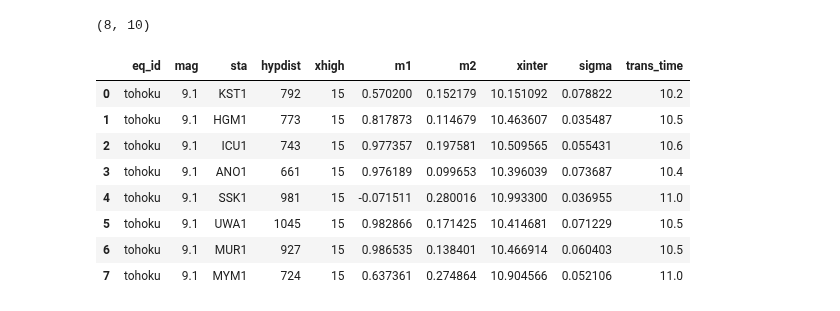
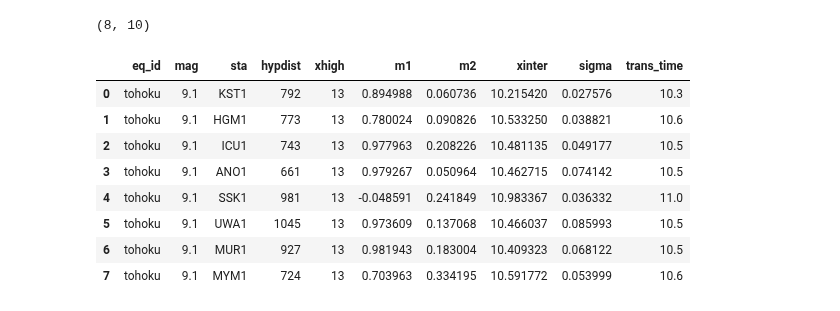
Before and after one commit to UO-Geophysics/strain, a Jupyter notebook: ipynbs/tohoku_strain/3comp/6_calculate_MCMC_straight_lines_on_3comp_norm_peak_strain.ipynb, the cells around one changed output. Drawn from its saved outputs; the diff is of its cells as text; code cells hidden in the pictures.

```diff
--- a/ipynbs/tohoku_strain/3comp/6_calculate_MCMC_straight_lines_on_3comp_norm_peak_strain.ipynb
+++ b/ipynbs/tohoku_strain/3comp/6_calculate_MCMC_straight_lines_on_3comp_norm_peak_strain.ipynb
@@ -369,15 +369,15 @@ pd_mcmc.to_csv(path + '3comp_norm_SHORT15s_mcmc_arrays/mcmc_results_summary.csv'
 # %%
 # Figure out the "good" and "bad" performing waveforms using an L2 norm
 
-mcmc_results = pd.read_csv(path + '3comp_norm_SHORT15s_mcmc_arrays/mcmc_results_summary.csv')
+mcmc_results = pd.read_csv(path + '3comp_norm_SHORT13s_mcmc_arrays/mcmc_results_summary.csv')
 mcmc_results
 # %% [output]
 |  | eq_id | mag | sta | hypdist | xhigh | m1 | m2 | xinter | sigma | trans_time |
-| 0 | tohoku | 9.1 | KST1 | 792 | 15 | 0.570200 | 0.152179 | 10.151092 | 0.078822 | 10.2 |
-| 1 | tohoku | 9.1 | HGM1 | 773 | 15 | 0.817873 | 0.114679 | 10.463607 | 0.035487 | 10.5 |
-| 2 | tohoku | 9.1 | ICU1 | 743 | 15 | 0.977357 | 0.197581 | 10.509565 | 0.055431 | 10.6 |
-| 3 | tohoku | 9.1 | ANO1 | 661 | 15 | 0.976189 | 0.099653 | 10.396039 | 0.073687 | 10.4 |
-| 4 | tohoku | 9.1 | SSK1 | 981 | 15 | -0.071511 | 0.280016 | 10.993300 | 0.036955 | 11.0 |
-| 5 | tohoku | 9.1 | UWA1 | 1045 | 15 | 0.982866 | 0.171425 | 10.414681 | 0.071229 | 10.5 |
-| 6 | tohoku | 9.1 | MUR1 | 927 | 15 | 0.986535 | 0.138401 | 10.466914 | 0.060403 | 10.5 |
-| 7 | tohoku | 9.1 | MYM1 | 724 | 15 | 0.637361 | 0.274864 | 10.904566 | 0.052106 | 11.0 |
+| 0 | tohoku | 9.1 | KST1 | 792 | 13 | 0.894988 | 0.060736 | 10.215420 | 0.027576 | 10.3 |
+| 1 | tohoku | 9.1 | HGM1 | 773 | 13 | 0.780024 | 0.090826 | 10.533250 | 0.038821 | 10.6 |
+| 2 | tohoku | 9.1 | ICU1 | 743 | 13 | 0.977963 | 0.208226 | 10.481135 | 0.049177 | 10.5 |
+| 3 | tohoku | 9.1 | ANO1 | 661 | 13 | 0.979267 | 0.050964 | 10.462715 | 0.074142 | 10.5 |
+| 4 | tohoku | 9.1 | SSK1 | 981 | 13 | -0.048591 | 0.241849 | 10.983367 | 0.036332 | 11.0 |
+| 5 | tohoku | 9.1 | UWA1 | 1045 | 13 | 0.973609 | 0.137068 | 10.466037 | 0.085993 | 10.5 |
+| 6 | tohoku | 9.1 | MUR1 | 927 | 13 | 0.981943 | 0.183004 | 10.409323 | 0.068122 | 10.5 |
+| 7 | tohoku | 9.1 | MYM1 | 724 | 13 | 0.703963 | 0.334195 | 10.591772 | 0.053999 | 10.6 |
```
Also changed, not shown: parts of 3 cells of this notebook, 5 other files.
